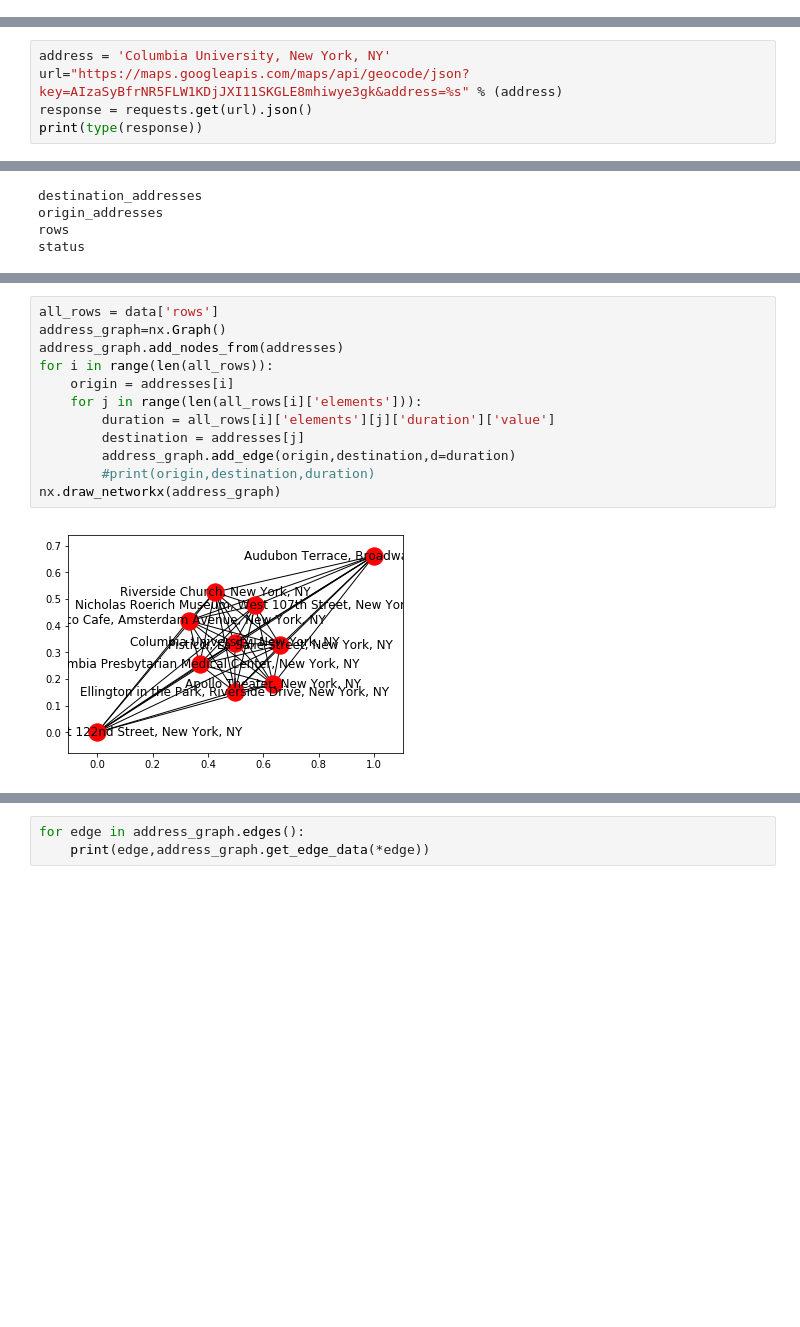
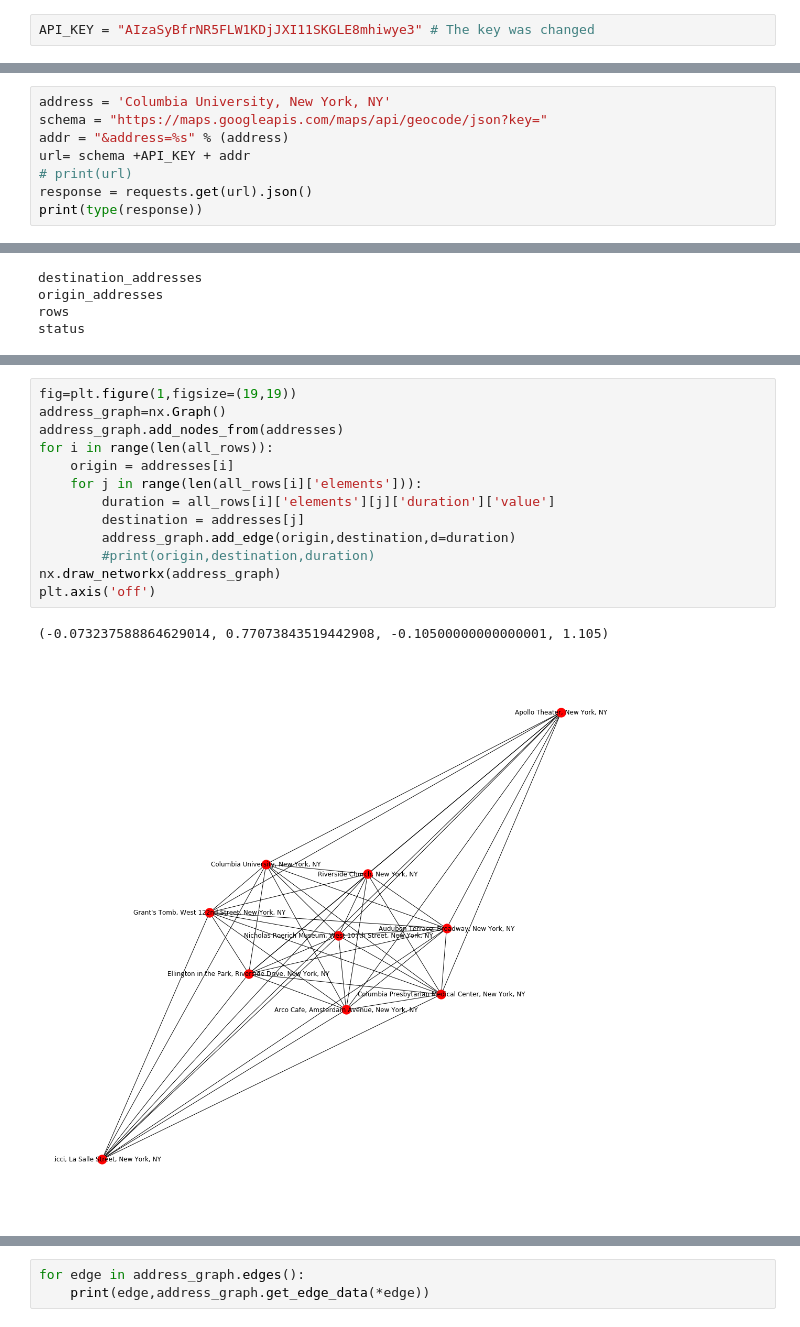
Before and after one commit to VSerpak/BAMM.101x-Analytics-in-Python, a Jupyter notebook: _Bamm_101_All_Notebooks/_8_BAMM_101_W_10_Network.ipynb, the cells around one changed output, grey strips where cells are left out. Drawn from its saved outputs; the diff is of its cells as text; blank space fills up the shorter version.

```diff
--- a/_Bamm_101_All_Notebooks/_8_BAMM_101_W_10_Network.ipynb
+++ b/_Bamm_101_All_Notebooks/_8_BAMM_101_W_10_Network.ipynb
@@ -155,3 +180,5 @@ API_KEY = "AIzaSyBfrNR5FLW1KDjJXI11SKGLE8mhiwye3gk"
+# %%
+API_KEY = "AIzaSyBfrNR5FLW1KDjJXI11SKGLE8mhiwye3" # The key was changed
 # %% [markdown]
 __We'll add a get_lat_lon function to our geocoding function to return lat,lon in google's required format__
 # %% [markdown]
@@ -161,7 +188,10 @@ import requests
 import json
 # %%
 address = 'Columbia University, New York, NY'
-url="https://maps.googleapis.com/maps/api/geocode/json?key=AIzaSyBfrNR5FLW1KDjJXI11SKGLE8mhiwye3gk&address=%s" % (address)
+schema = "https://maps.googleapis.com/maps/api/geocode/json?key="
+addr = "&address=%s" % (address)
+url= schema +API_KEY + addr
+# print(url)
 response = requests.get(url).json()
 print(type(response))
 # %% [output]
@@ -372,17 +413,19 @@ status
 # %%
-all_rows = data['rows']
+fig=plt.figure(1,figsize=(19,19))
 address_graph=nx.Graph()
 address_graph.add_nodes_from(addresses)
 for i in range(len(all_rows)):
     origin = addresses[i]
     for j in range(len(all_rows[i]['elements'])):
         duration = all_rows[i]['elements'][j]['duration']['value']
         destination = addresses[j]
         address_graph.add_edge(origin,destination,d=duration)
         #print(origin,destination,duration)
 nx.draw_networkx(address_graph)
+plt.axis('off')
 # %% [output]
+(-0.073237588864629014, 0.77073843519442908, -0.10500000000000001, 1.105)
-[figure, old version]
+[figure, new version]
 # %%
 # Functionalize this for reuse
 def get_route_graph(address_list,mode='walking'):
```
Also changed, not shown: parts of 24 cells of this notebook.
